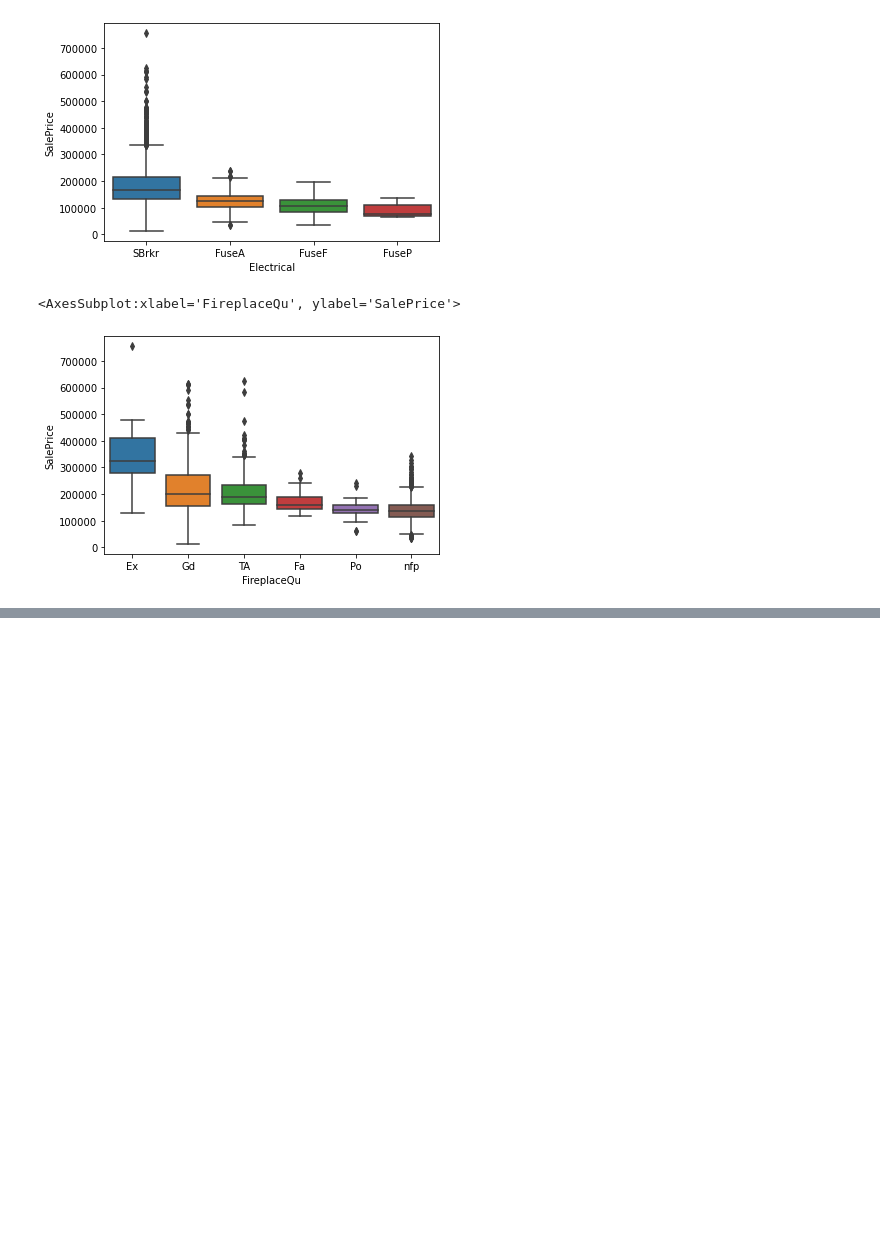
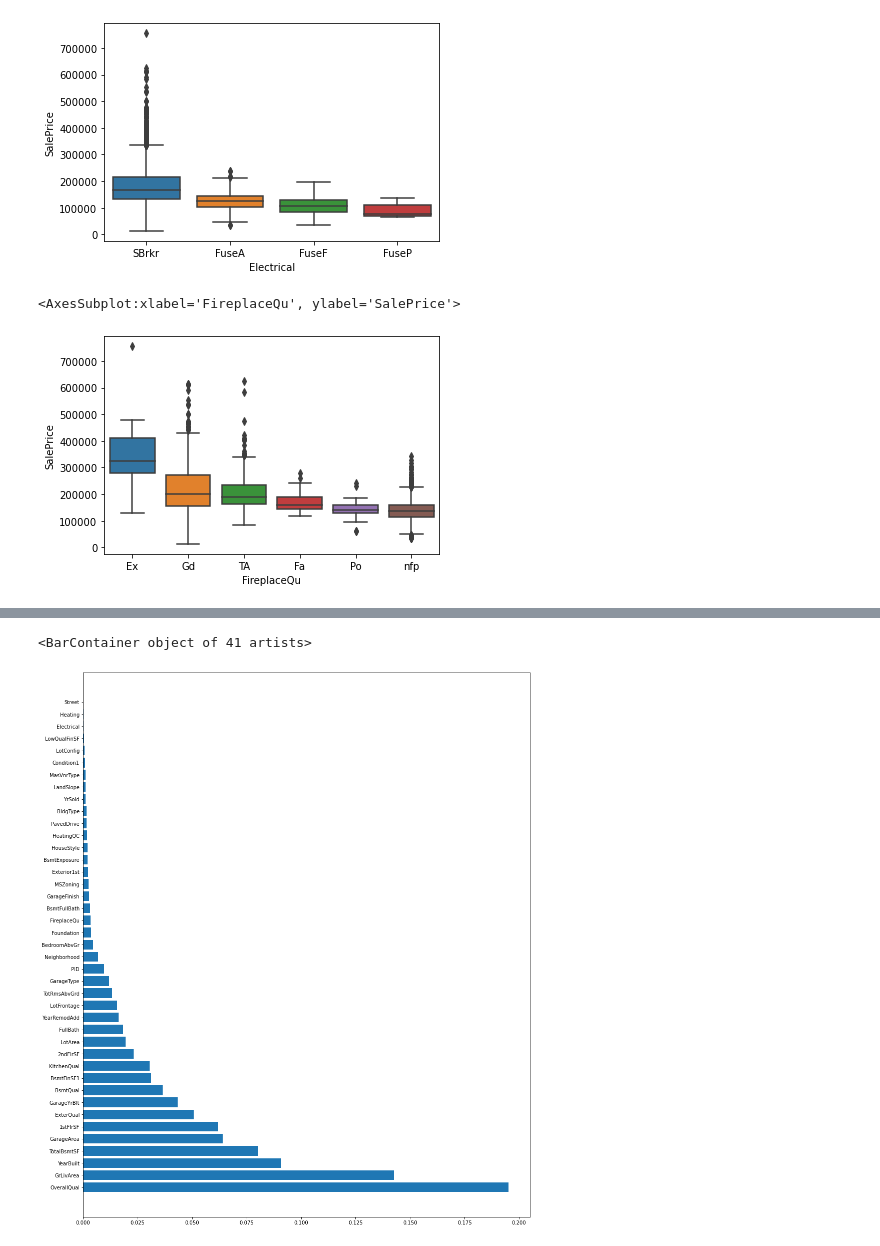
Before and after one commit to AugiBold/Ames-Housing-Price-ML-Project, a Jupyter notebook: rupali/Ames_housing_project_RL.ipynb, the cells around one changed output, grey strips where cells are left out. Drawn from its saved outputs; the diff is of its cells as text; code cells hidden in the pictures; blank space fills up the shorter version.

Commit message:
updated random forest

```diff
--- a/rupali/Ames_housing_project_RL.ipynb
+++ b/rupali/Ames_housing_project_RL.ipynb
@@ -929,0 +972,2 @@ Name: MSZoning, Length: 2580, dtype: int64
+# %%
+x_train, x_test, y_train, y_test = train_test_split(x_housing_final_RF, y_housing_final_RF, train_size=0.80, test_size=0.20, random_state=123)
@@ -929,0 +1003,9 @@ Name: MSZoning, Length: 2580, dtype: int64
+# %%
+params = {'n_estimators': [100,500],
+          'max_depth': [2,5,7],
+          'criterion': ['mse'],
+          'max_features': [8,10],
+          'bootstrap':[True]}
+# %%
+rf_regressor_grid = GridSearchCV(RandomForestRegressor(random_state=1), param_grid=params, n_jobs=-1, cv=3, verbose=2)
+rf_regressor_grid.fit(x_train,y_train)
@@ -929,0 +1031,4 @@ Name: MSZoning, Length: 2580, dtype: int64
+# %%
+tree_final = rf_regressor_grid.best_estimator_
+feature_importance = list(zip(x_train.columns, tree_final.feature_importances_))
+sorted(feature_importance, key=lambda imp: imp[1], reverse=True)
@@ -929,0 +1053,7 @@ Name: MSZoning, Length: 2580, dtype: int64
+# %%
+plt.rcParams["figure.figsize"] = (16, 20)
+features, importance = zip(*sorted(feature_importance, key=lambda imp: imp[1], reverse=True))
+plt.barh(features, importance)
+# %% [output]
+<BarContainer object of 41 artists>
+[figure, added]
```
Also changed, not shown: parts of 40 cells of this notebook.
